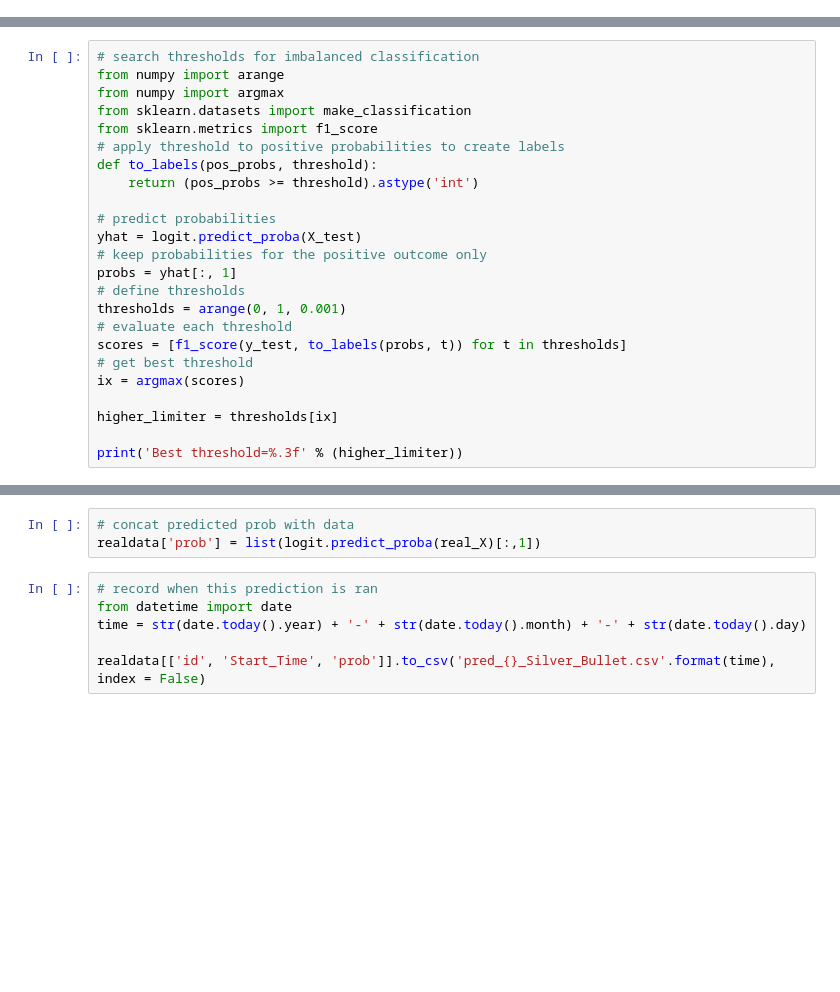
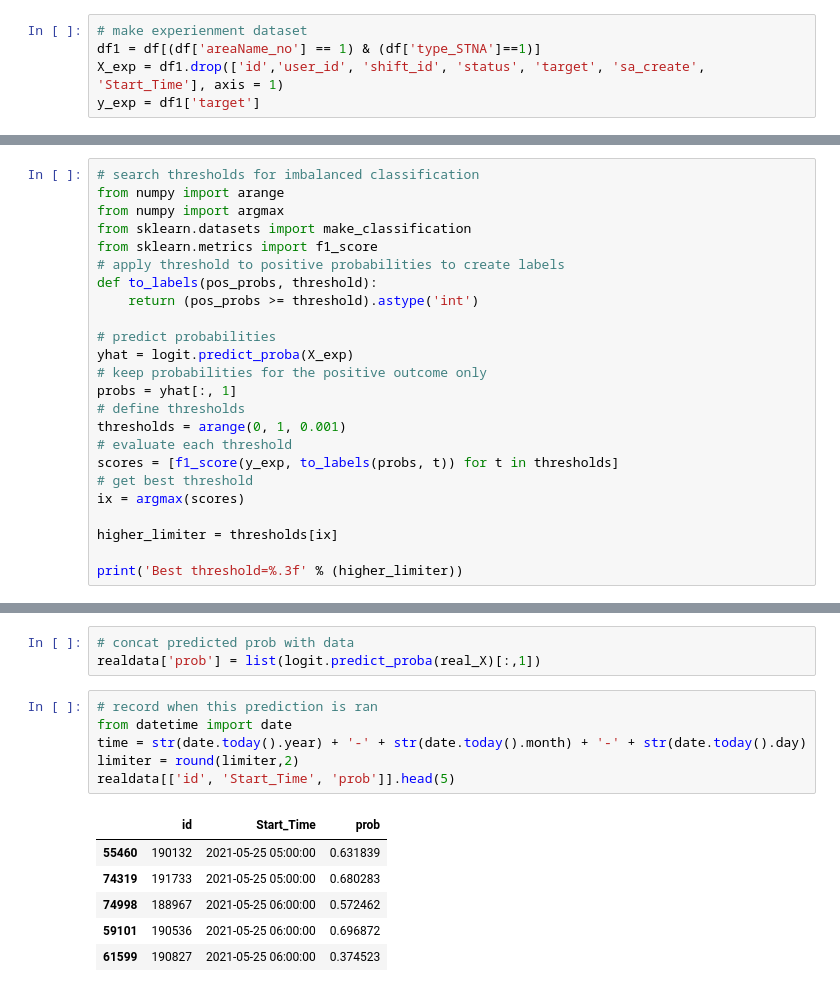
Before and after one commit to fufufu-hub/nursedash, a Jupyter notebook: logistic regression-Silver Bullet.ipynb, the cells around one changed output, grey strips where cells are left out. Saved outputs shown, nothing was run; the diff lists cells and outputs as text; blank space fills up the shorter version.

```diff
--- a/logistic regression-Silver Bullet.ipynb
+++ b/logistic regression-Silver Bullet.ipynb
@@ -92,6 +59,11 @@ y = df['target']
 # set test, train
 from sklearn.model_selection import train_test_split
 X_train, X_test, y_train, y_test = train_test_split(X, y, test_size=0.30)
+# %%
+# make experienment dataset
+df1 = df[(df['areaName_no'] == 1) & (df['type_STNA']==1)]
+X_exp = df1.drop(['id','user_id', 'shift_id', 'status', 'target', 'sa_create', 'Start_Time'], axis = 1)
+y_exp = df1['target']
 # %%
 df['target'].value_counts()
 # %% [output]
@@ -166,13 +138,13 @@ def to_labels(pos_probs, threshold):
     return (pos_probs >= threshold).astype('int')
 
 # predict probabilities
-yhat = logit.predict_proba(X_test)
+yhat = logit.predict_proba(X_exp)
 # keep probabilities for the positive outcome only
 probs = yhat[:, 1]
 # define thresholds
 thresholds = arange(0, 1, 0.001)
 # evaluate each threshold
-scores = [f1_score(y_test, to_labels(probs, t)) for t in thresholds]
+scores = [f1_score(y_exp, to_labels(probs, t)) for t in thresholds]
 # get best threshold
 ix = argmax(scores)
 
@@ -328,9 +300,16 @@ realdata['prob'] = list(logit.predict_proba(real_X)[:,1])
 # %%
 # record when this prediction is ran
 from datetime import date
 time = str(date.today().year) + '-' + str(date.today().month) + '-' + str(date.today().day)
-
-realdata[['id', 'Start_Time', 'prob']].to_csv('pred_{}_Silver_Bullet.csv'.format(time), index = False)
+limiter = round(limiter,2)
+realdata[['id', 'Start_Time', 'prob']].head(5)
+# %% [output]
+|  | id | Start_Time | prob |
+| 55460 | 190132 | 2021-05-25 05:00:00 | 0.631839 |
+| 74319 | 191733 | 2021-05-25 05:00:00 | 0.680283 |
+| 74998 | 188967 | 2021-05-25 06:00:00 | 0.572462 |
+| 59101 | 190536 | 2021-05-25 06:00:00 | 0.696872 |
+| 61599 | 190827 | 2021-05-25 06:00:00 | 0.374523 |
 # %%
 # to make the prediction doesn't include today
 realdata['Start_Time']
```
Also changed, not shown: parts of 34 cells of this notebook, 1 other file.
